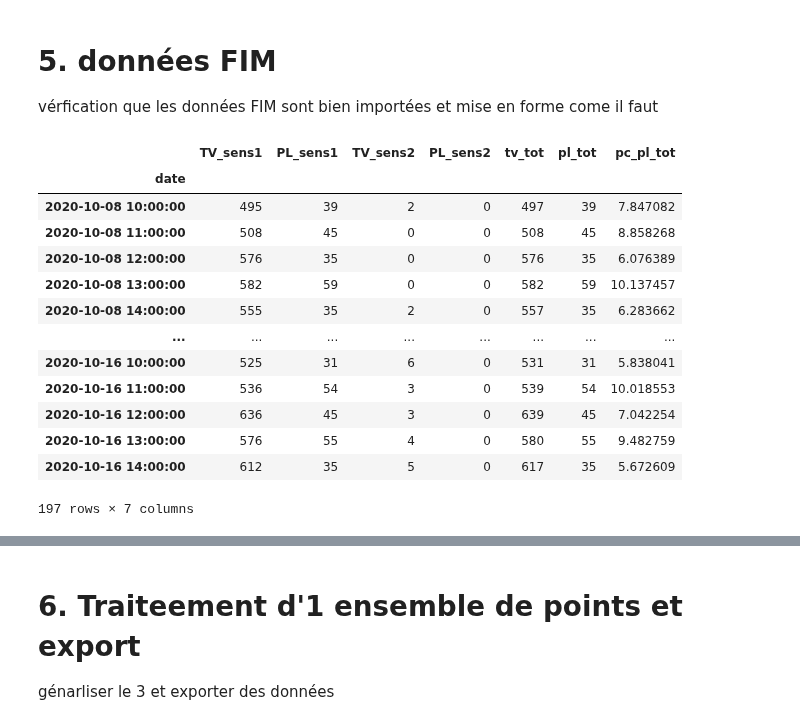
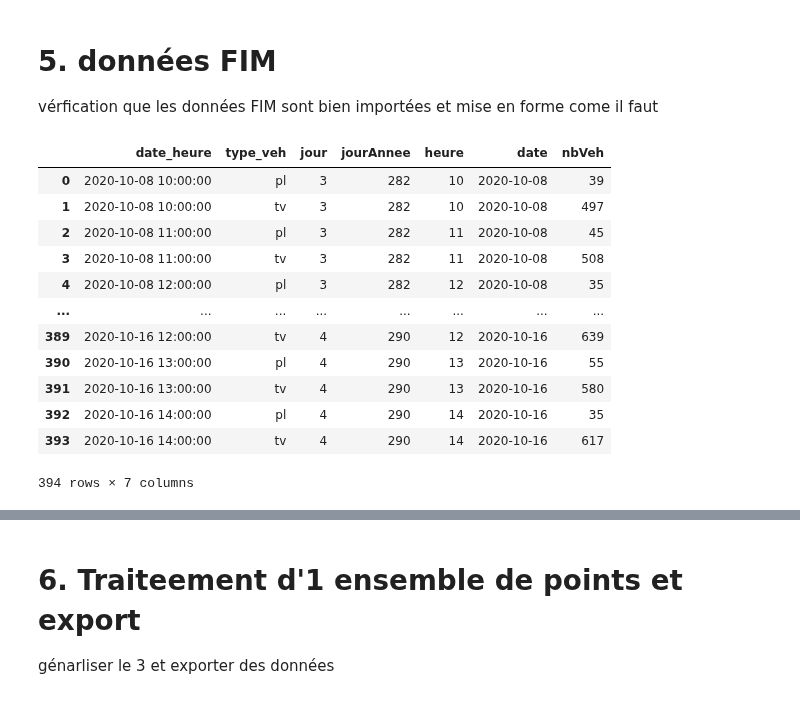
Before and after one commit to nantodevison/otv, a Jupyter notebook: otv/Transfert_Donnees/Fichiers_sources.ipynb, the cells around one changed output, grey strips where cells are left out. Cells and saved outputs as stored; diff of their text form; code cells hidden in the pictures.

Commit message:
FIM : mise a jour donnees horaires

```diff
--- a/otv/Transfert_Donnees/Fichiers_sources.ipynb
+++ b/otv/Transfert_Donnees/Fichiers_sources.ipynb
@@ -99,17 +96,16 @@ fFim.resume_indicateurs()
 # %%
-fFim.df_tot_heure
+fFim.dfHoraire2Sens
 # %% [output]
-|  | TV_sens1 | PL_sens1 | TV_sens2 | PL_sens2 | tv_tot | pl_tot | pc_pl_tot |
-| date |  |  |  |  |  |  |  |
-| 2020-10-08 10:00:00 | 495 | 39 | 2 | 0 | 497 | 39 | 7.847082 |
-| 2020-10-08 11:00:00 | 508 | 45 | 0 | 0 | 508 | 45 | 8.858268 |
-| 2020-10-08 12:00:00 | 576 | 35 | 0 | 0 | 576 | 35 | 6.076389 |
-| 2020-10-08 13:00:00 | 582 | 59 | 0 | 0 | 582 | 59 | 10.137457 |
-| 2020-10-08 14:00:00 | 555 | 35 | 2 | 0 | 557 | 35 | 6.283662 |
+|  | date_heure | type_veh | jour | jourAnnee | heure | date | nbVeh |
+| 0 | 2020-10-08 10:00:00 | pl | 3 | 282 | 10 | 2020-10-08 | 39 |
+| 1 | 2020-10-08 10:00:00 | tv | 3 | 282 | 10 | 2020-10-08 | 497 |
+| 2 | 2020-10-08 11:00:00 | pl | 3 | 282 | 11 | 2020-10-08 | 45 |
+| 3 | 2020-10-08 11:00:00 | tv | 3 | 282 | 11 | 2020-10-08 | 508 |
+| 4 | 2020-10-08 12:00:00 | pl | 3 | 282 | 12 | 2020-10-08 | 35 |
 | ... | ... | ... | ... | ... | ... | ... | ... |
-| 2020-10-16 10:00:00 | 525 | 31 | 6 | 0 | 531 | 31 | 5.838041 |
-| 2020-10-16 11:00:00 | 536 | 54 | 3 | 0 | 539 | 54 | 10.018553 |
-| 2020-10-16 12:00:00 | 636 | 45 | 3 | 0 | 639 | 45 | 7.042254 |
-| 2020-10-16 13:00:00 | 576 | 55 | 4 | 0 | 580 | 55 | 9.482759 |
-| 2020-10-16 14:00:00 | 612 | 35 | 5 | 0 | 617 | 35 | 5.672609 |
+| 389 | 2020-10-16 12:00:00 | tv | 4 | 290 | 12 | 2020-10-16 | 639 |
+| 390 | 2020-10-16 13:00:00 | pl | 4 | 290 | 13 | 2020-10-16 | 55 |
+| 391 | 2020-10-16 13:00:00 | tv | 4 | 290 | 13 | 2020-10-16 | 580 |
+| 392 | 2020-10-16 14:00:00 | pl | 4 | 290 | 14 | 2020-10-16 | 35 |
+| 393 | 2020-10-16 14:00:00 | tv | 4 | 290 | 14 | 2020-10-16 | 617 |
-197 rows × 7 columns
+394 rows × 7 columns
```
Also changed, not shown: parts of 4 cells of this notebook, 2 other files.
